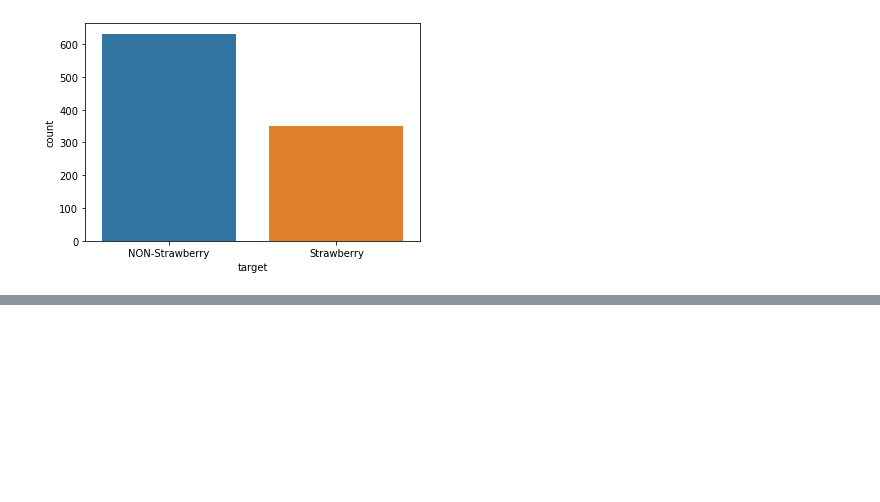
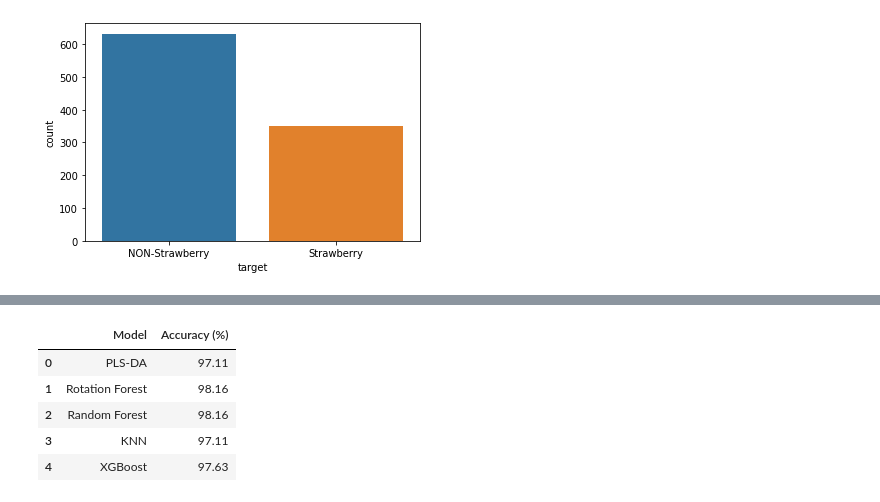
Before and after one commit to ricecrispies8/Mid-ir-strawberry, a Jupyter notebook: mid-ir-strawberry-classification.ipynb, the cells around one changed output, grey strips where cells are left out. Saved outputs shown, nothing was run; the diff lists cells and outputs as text; code cells hidden in the pictures; blank space fills up the shorter version.

```diff
--- a/mid-ir-strawberry-classification.ipynb
+++ b/mid-ir-strawberry-classification.ipynb
@@ -197,6 +218,9 @@ print(acc_boost)
 
 cm_boost = confusion_matrix(y_test, y_pred_boost)
 cm_boost
+
+acc_score_boost = accuracy_score(y_test, y_pred_boost)
+print(f'Accuracy score {100 * acc_score_boost:.2f}%')
 # %% [output]
               precision    recall  f1-score   support
 
@@ -211,5 +235,5 @@ array([[186,   3],
 # %%
-knn = KNeighborsClassifier(n_neighbors=3)
+knn = KNeighborsClassifier(n_neighbors=4)
 model_knn = knn.fit(X_train_scaled, y_train)
 
 y_pred_knn = knn.predict(X_test_scaled)
@@ -219,6 +243,9 @@ print(acc_knn)
 
 cm_knn = confusion_matrix(y_test, y_pred_knn)
 cm_knn
+
+acc_score_knn = accuracy_score(y_test, y_pred_knn)
+print(f'Accuracy score {100 * acc_score_knn:.2f}%')
 # %% [output]
               precision    recall  f1-score   support
 
@@ -233,16 +259,0 @@ array([[178,  11],
-# %%
-classifiers = [('Random Forest', rf), ('Boosting', boost), ('Rotation Forest', rotate), ('KNN', knn)]
-
-vc = VotingClassifier (estimators = classifiers)
-vc.fit(X_train_scaled, y_train)
-
-y_pred_vc = vc.predict(X_test_scaled)
-
-acc_vc = classification_report(y_test, y_pred_vc)
-print(acc_vc)
-
-cm_vc = confusion_matrix(y_test, y_pred_vc)
-print(f'Confusion Table: \n{cm_vc}\n')
-
-acc_score = accuracy_score(y_test, y_pred_vc)
-print(f'Accuracy score {100 * acc_score:.2f}%')
@@ -272,0 +260,14 @@ Accuracy score 96.95%
+# %%
+pls = PLSRegression(n_components=17)
+model_pls = pls.fit(X_train_scaled, y_train)
+
+y_pred_pls = pls.predict(X_test_scaled).round()
+
+acc_pls = classification_report(y_test, y_pred_pls)
+print(acc_pls)
+
+cm_pls = confusion_matrix(y_test, y_pred_pls)
+cm_pls
+
+acc_score_pls = accuracy_score(y_test, y_pred_pls)
+print(f'Accuracy score {100 * acc_score_pls:.2f}%')
@@ -272,0 +286,13 @@ Accuracy score 96.95%
+# %%
+final_results = pd.DataFrame({'Model': ['PLS-DA', 'Rotation Forest', 'Random Forest',
+                                        'KNN', 'XGBoost'],
+                              'Accuracy (%)': [acc_score_pls*100, acc_score_rotate*100, acc_score_rf*100,
+                                           acc_score_knn*100, acc_score_boost*100]}).round(decimals=2)
+final_results
+# %% [output]
+|  | Model | Accuracy (%) |
+| 0 | PLS-DA | 97.11 |
+| 1 | Rotation Forest | 98.16 |
+| 2 | Random Forest | 98.16 |
+| 3 | KNN | 97.11 |
+| 4 | XGBoost | 97.63 |
```
Also changed, not shown: parts of 26 cells of this notebook.
